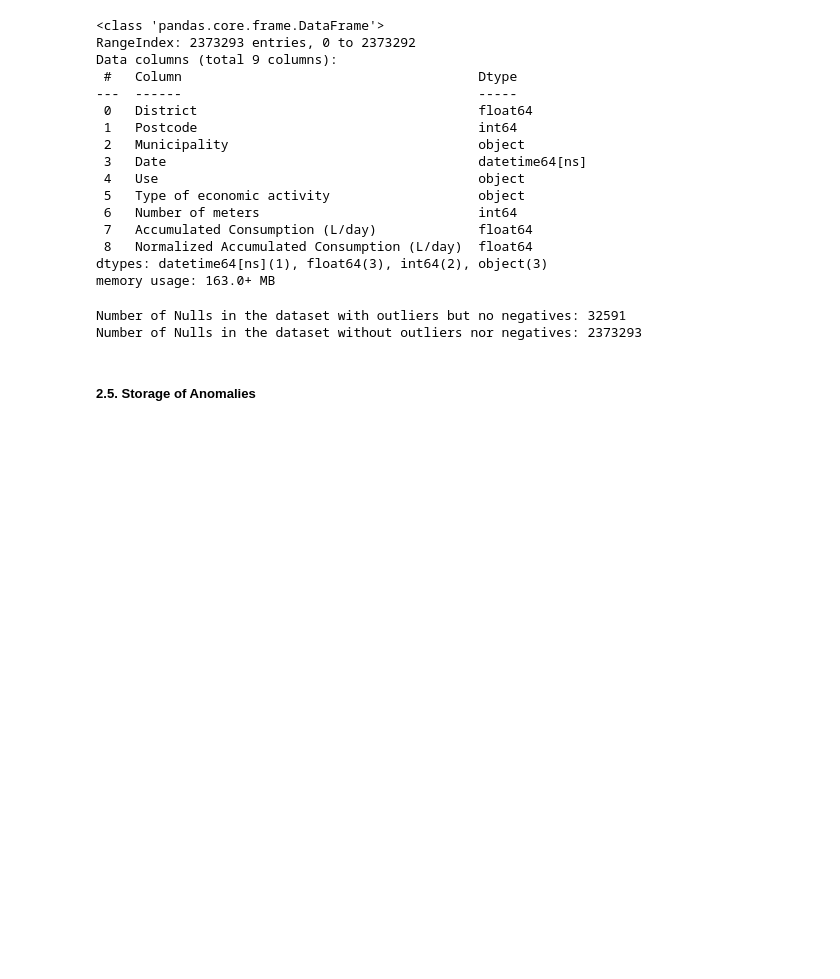
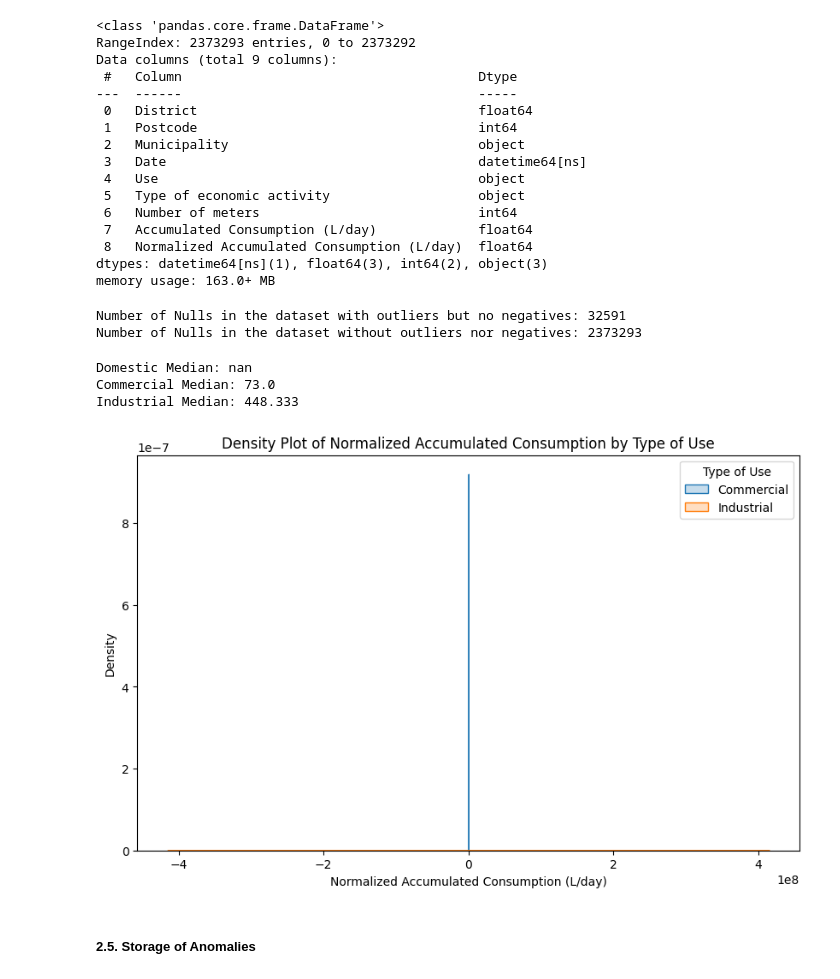
Before and after one commit to edithruizz/TFG, a Jupyter notebook: Python_Notebooks/dataset1_activitat_eco_v2.ipynb, the cells around one changed output. Cells and saved outputs as stored; diff of their text form; code cells hidden in the pictures; blank space fills up the shorter version.

Commit message:
test hypothesis median

```diff
--- a/Python_Notebooks/dataset1_activitat_eco_v2.ipynb
+++ b/Python_Notebooks/dataset1_activitat_eco_v2.ipynb
@@ -386,6 +457,31 @@ print("Number of Nulls in the dataset without outliers nor negatives:", dataset_
 # %% [output]
 Number of Nulls in the dataset with outliers but no negatives: 32591
 Number of Nulls in the dataset without outliers nor negatives: 2373293
+# %%
+domestic_median = dataset_1_act_eco[dataset_1_act_eco['Use'] == 'Domèstic/Doméstico/Domestic']['Normalized Accumulated Consumption (L/day)'].median()
+commercial_median = dataset_1_act_eco[dataset_1_act_eco['Use'] == 'Comercial/Comercial/Commercial']['Normalized Accumulated Consumption (L/day)'].median()
+industrial_median = dataset_1_act_eco[dataset_1_act_eco['Use'] == 'Industrial/Industrial/Industrial']['Normalized Accumulated Consumption (L/day)'].median()
+
+print(f'Domestic Median: {domestic_median}')
+print(f'Commercial Median: {commercial_median}')
+print(f'Industrial Median: {industrial_median}')
+# %% [output]
+Domestic Median: nan
+Commercial Median: 73.0
+Industrial Median: 448.333
+# %%
+# Density plots
+dataset_plot = dataset_1_act_eco.dropna(subset = ['Normalized Accumulated Consumption (L/day)'])
+plt.figure(figsize=(10, 6))
+sns.kdeplot(data=dataset_plot[dataset_plot['Use'] == 'Comercial/Comercial/Commercial']['Normalized Accumulated Consumption (L/day)'], label='Commercial', fill=True)
+sns.kdeplot(data=dataset_plot[dataset_plot['Use'] == 'Industrial/Industrial/Industrial']['Normalized Accumulated Consumption (L/day)'], label='Industrial', fill=True)
+plt.title('Density Plot of Normalized Accumulated Consumption by Type of Use')
+plt.xlabel('Normalized Accumulated Consumption (L/day)')
+plt.ylabel('Density')
+plt.legend(title='Type of Use')
+plt.show()
+# %% [output]
+[figure, added]
 # %% [markdown]
 ##### **2.5. Storage of Anomalies**
 # %% [markdown]
```
Also changed, not shown: parts of 8 cells of this notebook, 1 other file.
